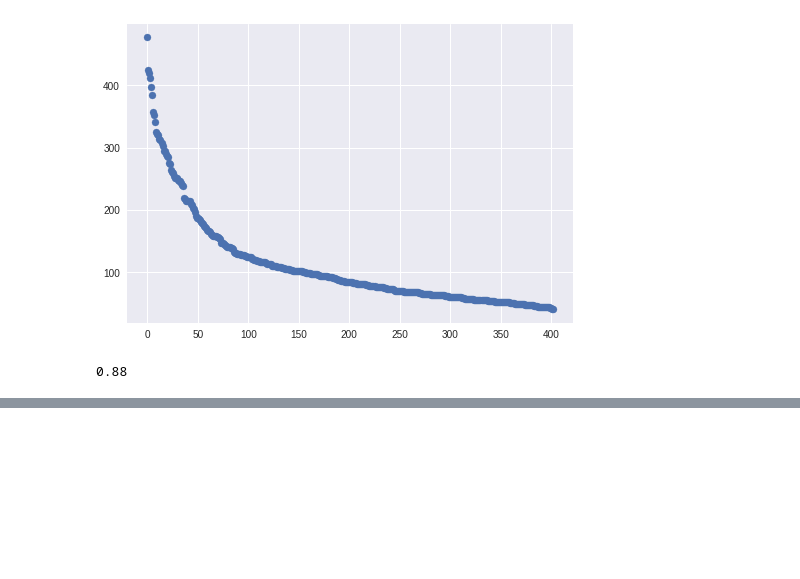
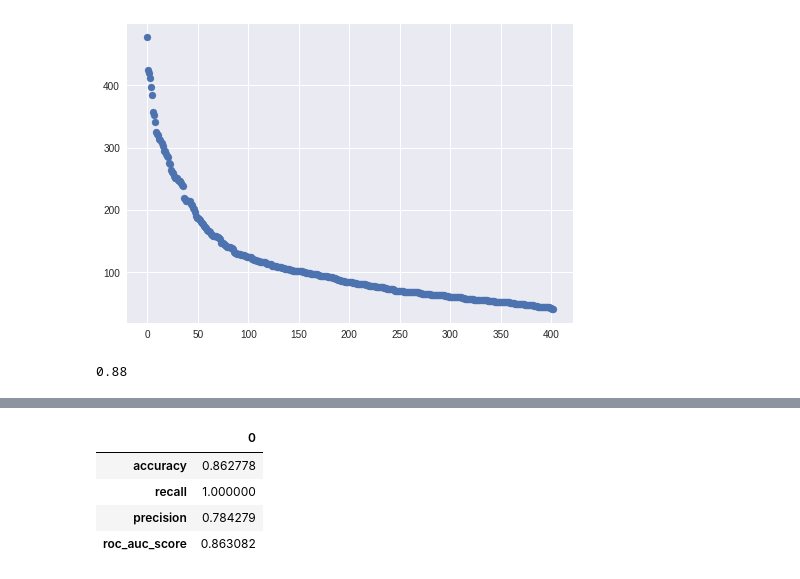
Before and after one commit to basliyal/aml-homeworks, a Jupyter notebook: homework_7.ipynb, the cells around one changed output, grey strips where cells are left out. Saved outputs shown, nothing was run; the diff lists cells and outputs as text; code cells hidden in the pictures; blank space fills up the shorter version.

```diff
--- a/homework_7.ipynb
+++ b/homework_7.ipynb
@@ -125,0 +120,9 @@ Name: 0, Length: 808, dtype: float64
+# %%
+v = predict_with_threshold(clf,train_df.values[:,:-1],train_labels,0.1)
+v
+# %% [output]
+|  | 0 |
+| accuracy | 0.862778 |
+| recall | 1.000000 |
+| precision | 0.784279 |
+| roc_auc_score | 0.863082 |
```
Also changed, not shown: parts of 15 cells of this notebook.
